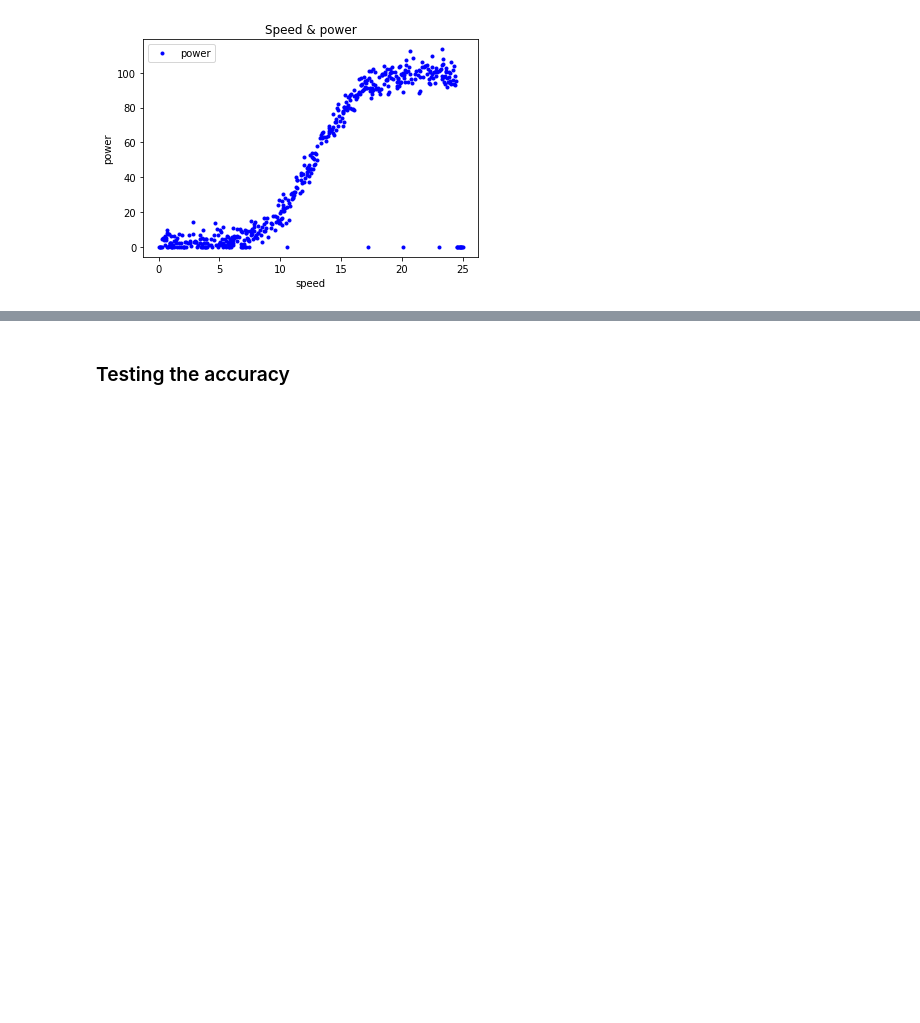
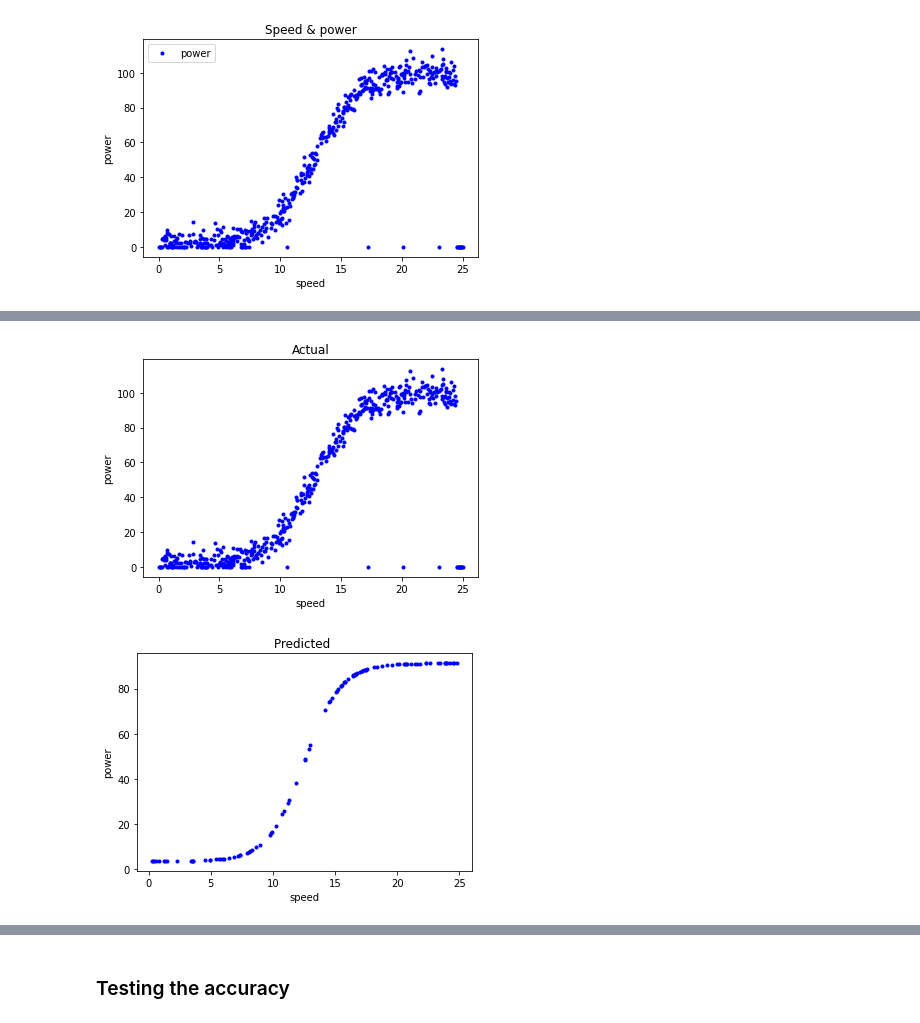
Before and after one commit to KennyThomas/Emerging-Technologies-Project, a Jupyter notebook: Model.ipynb, the cells around one changed output, grey strips where cells are left out. Saved outputs shown, nothing was run; the diff lists cells and outputs as text; code cells hidden in the pictures; blank space fills up the shorter version.

Commit message:
Keras model

```diff
--- a/Model.ipynb
+++ b/Model.ipynb
@@ -49,0 +47,11 @@ SyntaxError: invalid syntax (<ipython-input-25-d5014cf974e4>, line 1)
+# %%
+model = kr.models.Sequential()
+model.add(Dense(1, activation='sigmoid'))
+model.add(kr.layers.Dense(1, input_shape=(1,), activation='linear', kernel_initializer="ones", bias_initializer="zeros"))
+model.add(Dense(4, input_dim=1, activation='relu'))
+model.add(Dense(1, activation='relu'))
+opt = kr.optimizers.Adam(lr=0.01)
+model.compile(loss='mean_squared_error', optimizer=opt)
+model.fit(x, y, epochs=500)
+accuracy = model.evaluate(x, y)
+print('Accuracy: %.2f' % (accuracy))
@@ -49,0 +76,16 @@ SyntaxError: invalid syntax (<ipython-input-25-d5014cf974e4>, line 1)
+# %%
+predictions = model.predict(xtest)
+plt.plot(x, y,'b.')
+plt.title('Actual')
+plt.xlabel('speed')
+plt.ylabel('power')
+plt.show()
+
+plt.plot(xtest, predictions,'b.')
+plt.title('Predicted ')
+plt.xlabel('speed')
+plt.ylabel('power')
+plt.show()
+# %% [output]
+[figure, added]
+[figure, added]
```
Also changed, not shown: parts of 25 cells of this notebook, 1 other file.
